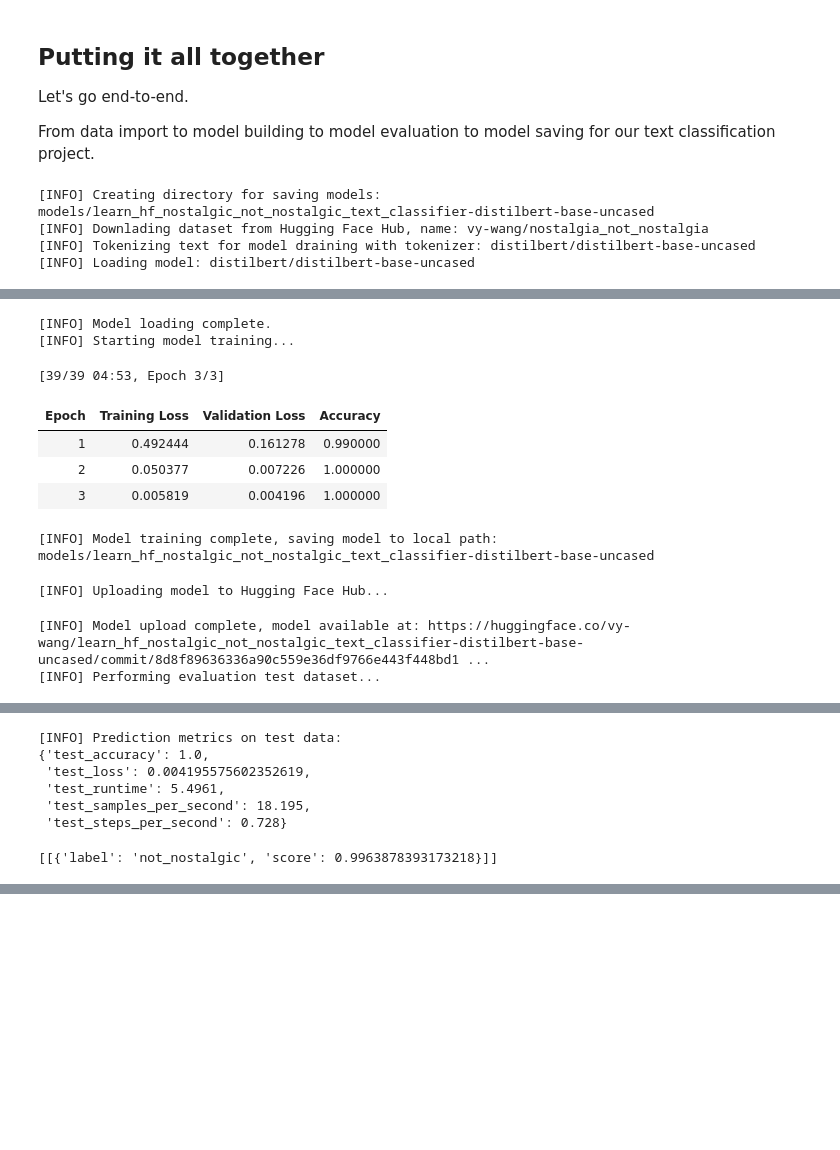
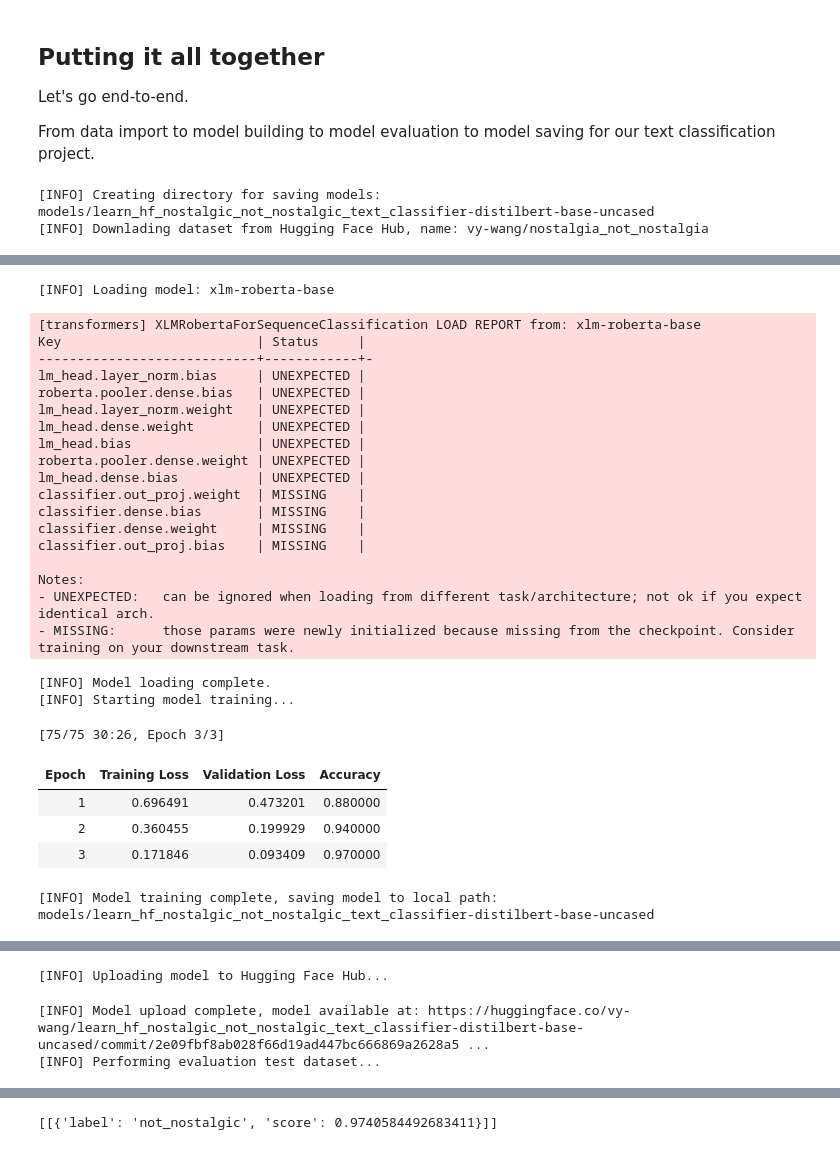
Before and after one commit to vivianywang/nostalgic-not-nostalgic-model, a Jupyter notebook: huggingface_text_classification_tutorial_video.ipynb, the cells around one changed output, grey strips where cells are left out. Saved outputs shown, nothing was run; the diff lists cells and outputs as text; code cells hidden in the pictures; blank space fills up the shorter version.

Commit message:
Updated to be able to detect multiple languages

```diff
--- a/huggingface_text_classification_tutorial_video.ipynb
+++ b/huggingface_text_classification_tutorial_video.ipynb
@@ -973,8 +977,9 @@ from transformers import AutoTokenizer, AutoModelForSequenceClassification
 
 # 2. Setup variables for model training and saving pipeline
 DATASET_NAME = "vy-wang/nostalgia_not_nostalgia"
-MODEL_NAME = "distilbert/distilbert-base-uncased"
-MODEL_SAVE_DIR_NAME = "models/learn_hf_nostalgic_not_nostalgic_text_classifier-distilbert-base-uncased"
+MODEL_NAME = "xlm-roberta-base" # change this to "xlm-roberta-base"
+MODEL_SAVE_DIR_NAME = "models/nostalgic_not_nostalgic_multi_language_ver"
+# edit the database to have multilingual
 
 # 3. Create a directory for saving models
 print(f"[INFO] Creating directory for saving models: {MODEL_SAVE_DIR_NAME}")
@@ -1010,18 +1015,17 @@ def tokenize_text(examples):
                    padding=True,
                    truncation=True)
 
-  tokenized_dataset = dataset.map(function=tokenize_text,
-                                  batched=True,
-                                  batch_size=1000)
+tokenized_dataset = dataset.map(function=tokenize_text,
+                                batched=True,
+                                batch_size=1000)
 
 # 6. Set up an evaluation metric
-def compute_accuracy(predictions_and_labels):
-  predictions, labels = predictions_and_labels
+accuracy_metric = evaluate.load("accuracy")
 
-  if len(predictions.shape) >= 2:
-    predictions = np.argmax(predictions, axis=1)
-
-  return accuracy_metric.compute(predictions=predictions, references=labels)
+def compute_accuracy(eval_pred):
+    logits, labels = eval_pred
+    preds = np.argmax(logits, axis=1)
+    return accuracy_metric.compute(predictions=preds, references=labels)
 
 # 7. Set up a model
 print(f"[INFO] Loading model: {MODEL_NAME}")
@@ -1036,7 +1040,7 @@ print(f"[INFO] Model loading complete.")
 # Setup TrainArguments (hyperparameters for our model)
 training_args = TrainingArguments(
     output_dir=model_save_dir,
-    learning_rate=0.0001,
+    learning_rate=2e-5,
     per_device_train_batch_size=32,
     per_device_eval_batch_size=32,
     eval_strategy="epoch",
@@ -1047,8 +1051,8 @@ training_args = TrainingArguments(
     load_best_model_at_end=True,
     logging_strategy="epoch",
     report_to="none",
-    push_to_hub=False,
-    hub_private_repo=False
+    push_to_hub=True,
+    hub_model_id="vy-wang/nostalgic_not_nostalgic_multi_language_ver",
 )
 
 # 8. Train the model
@@ -1096,5 +1100,3 @@ nostalgic_not_nostalgic_classifier("new iPhone review ready!!!")
 # %% [output]
 [INFO] Creating directory for saving models: models/learn_hf_nostalgic_not_nostalgic_text_classifier-distilbert-base-uncased
 [INFO] Downlading dataset from Hugging Face Hub, name: vy-wang/nostalgia_not_nostalgia
-[INFO] Tokenizing text for model draining with tokenizer: distilbert/distilbert-base-uncased
-[INFO] Loading model: distilbert/distilbert-base-uncased
@@ -1117,11 +1104,27 @@ Notes:
-[INFO] Model loading complete.
-[INFO] Starting model training...
+[INFO] Loading model: xlm-roberta-base
-[39/39 04:53, Epoch 3/3]
+[transformers] XLMRobertaForSequenceClassification LOAD REPORT from: xlm-roberta-base
+Key                         | Status     |
+----------------------------+------------+-
+lm_head.layer_norm.bias     | UNEXPECTED |
+roberta.pooler.dense.bias   | UNEXPECTED |
+lm_head.layer_norm.weight   | UNEXPECTED |
+lm_head.dense.weight        | UNEXPECTED |
+lm_head.bias                | UNEXPECTED |
+roberta.pooler.dense.weight | UNEXPECTED |
+lm_head.dense.bias          | UNEXPECTED |
+classifier.out_proj.weight  | MISSING    |
+classifier.dense.bias       | MISSING    |
+classifier.dense.weight     | MISSING    |
+classifier.out_proj.bias    | MISSING    |
+
+Notes:
+- UNEXPECTED:   can be ignored when loading from different task/architecture; not ok if you expect identical arch.
+- MISSING:      those params were newly initialized because missing from the checkpoint. Consider training on your downstream task.
-| Epoch | Training Loss | Validation Loss | Accuracy |
-| 1 | 0.492444 | 0.161278 | 0.990000 |
-| 2 | 0.050377 | 0.007226 | 1.000000 |
-| 3 | 0.005819 | 0.004196 | 1.000000 |
-[INFO] Model training complete, saving model to local path: models/learn_hf_nostalgic_not_nostalgic_text_classifier-distilbert-base-uncased
+[INFO] Model loading complete.
+[INFO] Starting model training...
-[INFO] Uploading model to Hugging Face Hub...
+[75/75 30:26, Epoch 3/3]
+| Epoch | Training Loss | Validation Loss | Accuracy |
+| 1 | 0.696491 | 0.473201 | 0.880000 |
+| 2 | 0.360455 | 0.199929 | 0.940000 |
+| 3 | 0.171846 | 0.093409 | 0.970000 |
-[INFO] Model upload complete, model available at: https://huggingface.co/vy-wang/learn_hf_nostalgic_not_nostalgic_text_classifier-distilbert-base-uncased/commit/8d8f89636336a90c559e36df9766e443f448bd1 ...
-[INFO] Performing evaluation test dataset...
+[INFO] Model training complete, saving model to local path: models/learn_hf_nostalgic_not_nostalgic_text_classifier-distilbert-base-uncased
@@ -1129,7 +1131,3 @@ Notes:
-[INFO] Prediction metrics on test data:
-{'test_accuracy': 1.0,
- 'test_loss': 0.004195575602352619,
- 'test_runtime': 5.4961,
- 'test_samples_per_second': 18.195,
- 'test_steps_per_second': 0.728}
+[INFO] Uploading model to Hugging Face Hub...
-[[{'label': 'not_nostalgic', 'score': 0.9963878393173218}]]
+[INFO] Model upload complete, model available at: https://huggingface.co/vy-wang/learn_hf_nostalgic_not_nostalgic_text_classifier-distilbert-base-uncased/commit/2e09fbf8ab028f66d19ad447bc666869a2628a5 ...
+[INFO] Performing evaluation test dataset...
@@ -1135,0 +1141 @@ Notes:
+[[{'label': 'not_nostalgic', 'score': 0.9740584492683411}]]
```
Also changed, not shown: parts of 4 cells of this notebook.
